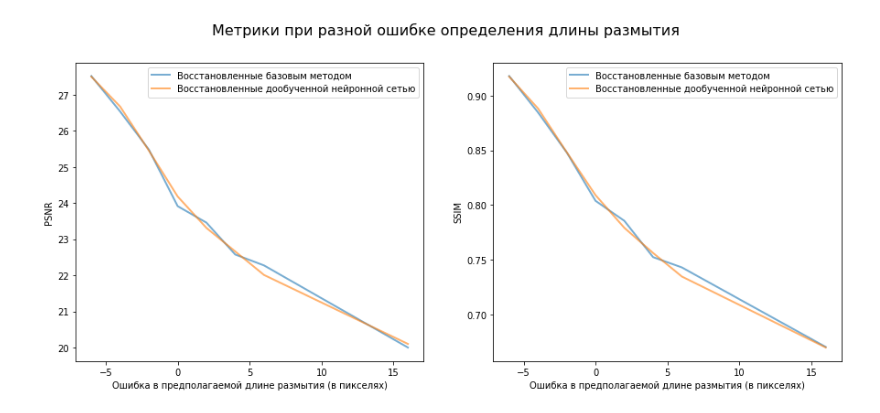
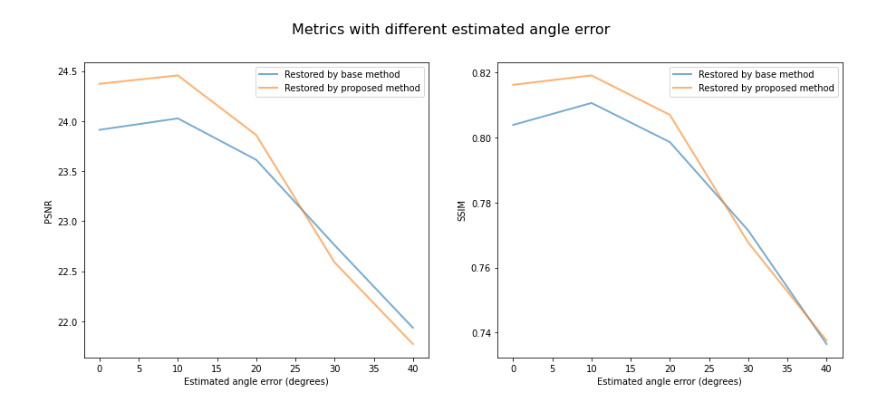
Before and after one commit to lePossum/DeblurGANv2, a Jupyter notebook: np_calc_metrics.ipynb, the cells around one changed output. Drawn from its saved outputs; the diff is of its cells as text; code cells hidden in the pictures.

```diff
--- a/np_calc_metrics.ipynb
+++ b/np_calc_metrics.ipynb
@@ -44,8 +44,8 @@ base_angle = 0
 calc_len = True
 # calc_len = False
 
-# lst = [a for a in lst if 'l09' in a]
-lst = [a for a in lst if 'a00' in a]
+lst = [a for a in lst if 'l09' in a]
+# lst = [a for a in lst if 'a00' in a]
 
 for idx in lst:
     last_l_dir = os.path.join(dir_to_val, idx, last_l)
@@ -53,12 +53,12 @@ for idx in lst:
     base_dir = os.path.join(dir_to_val, idx, cur_l)
     orig_img_dir = os.path.join(dir_to_val, idx, 'sharp')
     metrics = []
-    result_l09_last[int(idx[1:3]) - base_len] = calc_metrics(last_l_dir, orig_img_dir)
-    result_l09_best[int(idx[1:3]) - base_len] = calc_metrics(cur_l_dir, orig_img_dir)
-    result_base[int(idx[1:3]) - base_len] = calc_metrics(base_dir, orig_img_dir)
-    # result_l09_last[int(idx[4:6]) - base_angle] = calc_metrics(last_l_dir, orig_img_dir)
+    # result_l09_last[int(idx[1:3]) - base_len] = calc_metrics(last_l_dir, orig_img_dir)
+    # result_l09_best[int(idx[1:3]) - base_len] = calc_metrics(cur_l_dir, orig_img_dir)
+    # result_base[int(idx[1:3]) - base_len] = calc_metrics(base_dir, orig_img_dir)
+    result_l09_last[int(idx[4:6]) - base_angle] = calc_metrics(last_l_dir, orig_img_dir)
     # result_l09_best[int(idx[4:6]) - base_angle] = calc_metrics(cur_l_dir, orig_img_dir)
-    # result_base[int(idx[4:6])     - base_angle] = calc_metrics(base_dir, orig_img_dir)
+    result_base[int(idx[4:6])     - base_angle] = calc_metrics(base_dir, orig_img_dir)
     # result_deconv[int(idx[-2:])] = calc_metrics(another_dir, orig_img_dir)
     # result_deconv[float(idx[2:])] = calc_metrics(another_dir, orig_img_dir)
 # %%
@@ -68,7 +68,7 @@ nn_values = [result_l09_last[key] for key in nn_keys]
 nn_keys = sorted(list(result_l09_best))
 nn_values = [result_l09_best[key] for key in nn_keys]
 # %%
-base_keys = sorted(list(result_base))
+base_keys = sorted(list(result_base))[: -1]
 base_values =   [result_base[key] for key in base_keys]
 # %%
 fig, [ax1, ax2]= plt.subplots(nrows=1, ncols=2, figsize=(15,6))
@@ -81,37 +81,41 @@ line_base,  = ax1.plot([a for a in base_keys], [v[metric]   for v in base_values
 line_nn,  = ax1.plot([a for a in nn_keys],  [v[metric] for v in nn_values],    lw=2, alpha=0.6)
 
 lines.append(line_base)
 lines.append(line_nn)
 
-ax1.legend(lines, ['Восстановленные базовым методом', 'Восстановленные дообученной нейронной сетью'])
+# ax1.legend(lines, ['Восстановленные базовым методом', 'Восстановленные дообученной нейронной сетью'])
+ax1.legend(lines, ['Restored by base method', 'Restored by proposed method'])
 
-fig.suptitle('Метрики при разной ошибке определения длины размытия', fontsize=16)
+# fig.suptitle('Метрики при разной ошибке определения длины размытия', fontsize=16)
 # fig.suptitle('Метрики при разной ошибке определения угла размытия', fontsize=16)
+fig.suptitle('Metrics with different estimated angle error', fontsize=16)
 ax1.set_ylabel(metric)
-ax1.set_xlabel('Ошибка в предполагаемой длине размытия (в пикселях)')
-# ax1.set_xlabel('Ошибка в предполагаемом угле размытия (в градусах)')
+# ax1.set_xlabel('Ошибка в предполагаемой длине размытия (в пикселях)')
 # ax1.set_xlabel('Уровень шума (значение отклонения)')
 
 lines = []
 metric = 'SSIM'
 
 line_base,  = ax2.plot([a for a in base_keys], [v[metric] for v in base_values],  lw=2, alpha=0.6)
 line_nn,    = ax2.plot([a for a in nn_keys],   [v[metric] for v in nn_values],    lw=2, alpha=0.6)
 
 lines.append(line_base)
 lines.append(line_nn)
 
-ax2.legend(lines, ['Восстановленные базовым методом', 'Восстановленные дообученной нейронной сетью'])
+# ax2.legend(lines, ['Восстановленные базовым методом', 'Восстановленные дообученной нейронной сетью'])
+ax2.legend(lines, ['Restored by base method', 'Restored by proposed method'])
 
 # ax1.set_xlabel('Ошибка в предполагаемом угле размытия (в градусах)')
-ax2.set_xlabel('Ошибка в предполагаемой длине размытия (в пикселях)')
+# ax2.set_xlabel('Ошибка в предполагаемой длине размытия (в пикселях)')
+ax1.set_xlabel('Estimated angle error (degrees)')
+ax2.set_xlabel('Estimated angle error (degrees)')
 # ax1.set_xlabel('Уровень шума (значение отклонения)')
 ax2.set_ylabel(metric)
 
 save_dir_plots = './temp/results/'
 make_directory(save_dir_plots)
 plt.savefig(os.path.join(os.path.join(save_dir_plots, 'len.png' )))
 # plt.savefig(os.path.join(os.path.join(save_dir_plots, 'angle.png' )))
 # plt.cla()
 # %% [output]
-[figure, old version]
+[figure, new version]
```
Also changed, not shown: parts of 1 cell of this notebook.
